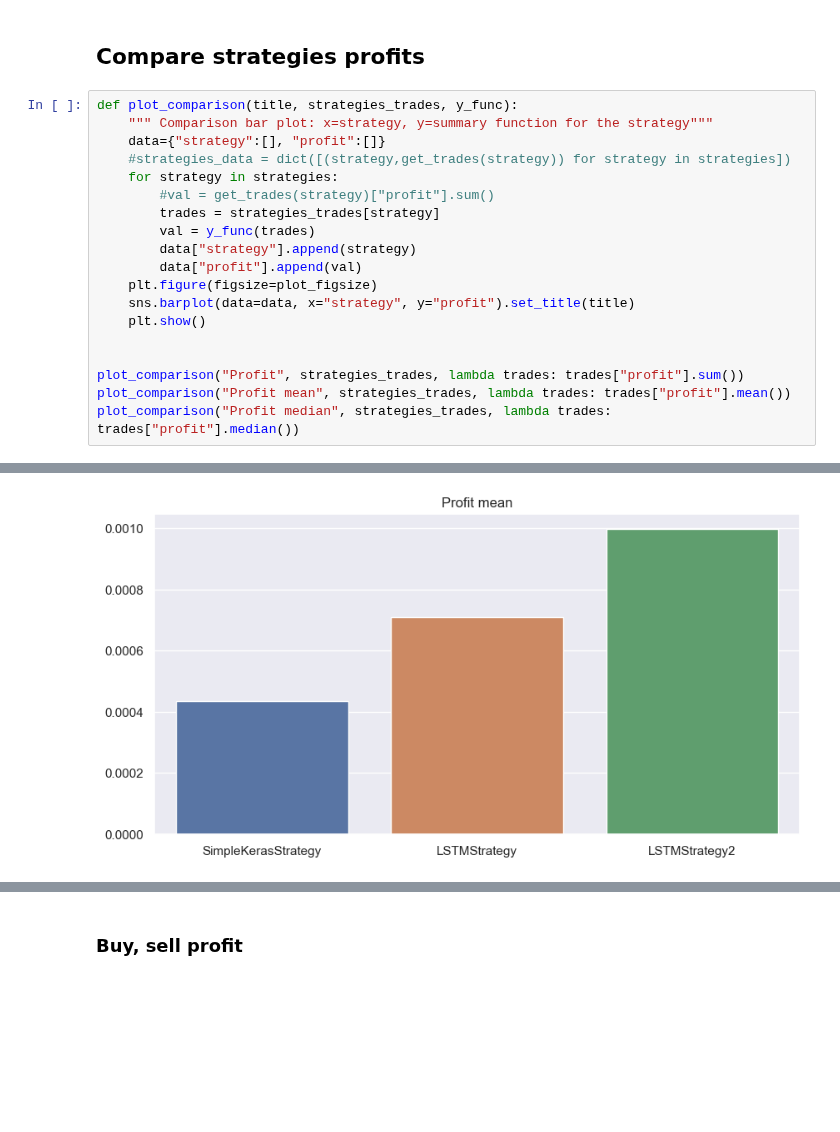
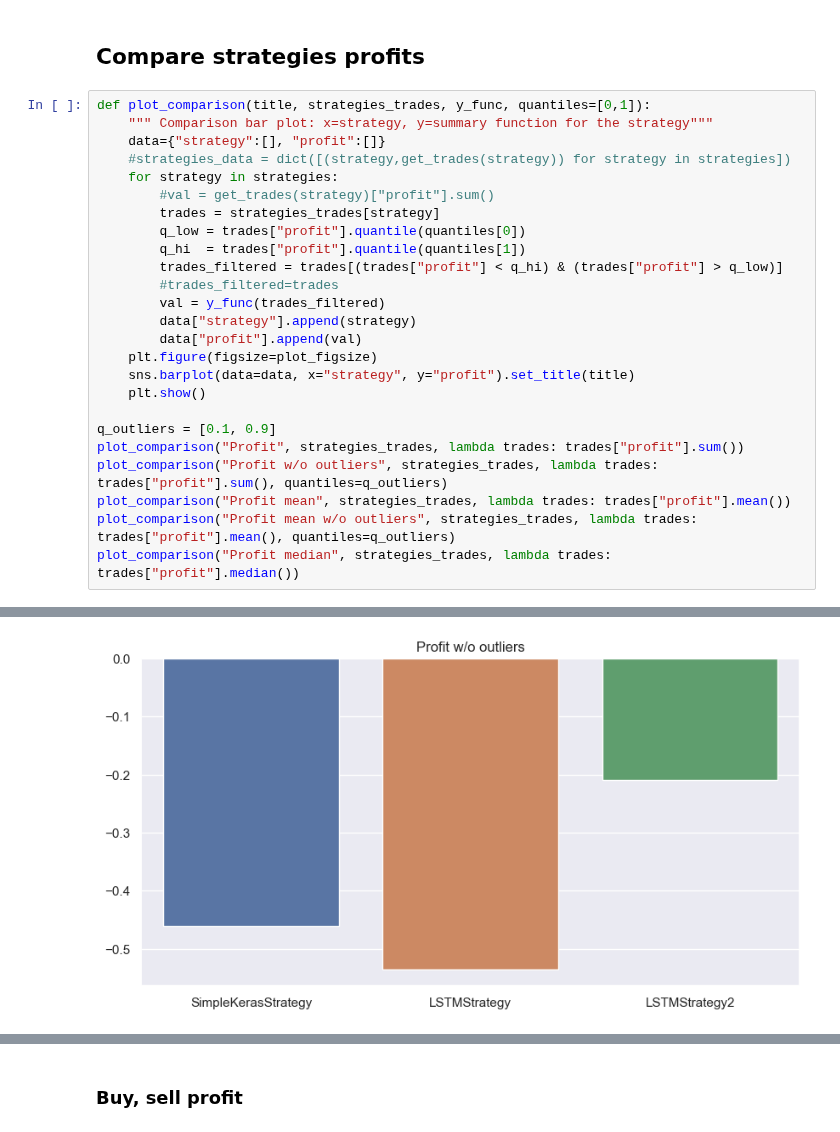
Before and after one commit to DmitryPukhov/pytrade2, a Jupyter notebook: analysis/Compare strategies.ipynb, the cells around one changed output, grey strips where cells are left out. Cells and saved outputs as stored; diff of their text form; blank space fills up the shorter version.

```diff
--- a/analysis/Compare strategies.ipynb
+++ b/analysis/Compare strategies.ipynb
@@ -229,22 +229,28 @@ for strategy in strategies_trades:
 # %% [markdown]
 ## Compare strategies profits
 # %%
-def plot_comparison(title, strategies_trades, y_func):
+def plot_comparison(title, strategies_trades, y_func, quantiles=[0,1]):
     """ Comparison bar plot: x=strategy, y=summary function for the strategy"""
     data={"strategy":[], "profit":[]}
     #strategies_data = dict([(strategy,get_trades(strategy)) for strategy in strategies])
     for strategy in strategies:
         #val = get_trades(strategy)["profit"].sum()
         trades = strategies_trades[strategy]
-        val = y_func(trades)
+        q_low = trades["profit"].quantile(quantiles[0])
+        q_hi  = trades["profit"].quantile(quantiles[1])
+        trades_filtered = trades[(trades["profit"] < q_hi) & (trades["profit"] > q_low)]
+        #trades_filtered=trades
+        val = y_func(trades_filtered)
         data["strategy"].append(strategy)
         data["profit"].append(val)
     plt.figure(figsize=plot_figsize)
     sns.barplot(data=data, x="strategy", y="profit").set_title(title)
     plt.show()
 
-
+q_outliers = [0.1, 0.9]
 plot_comparison("Profit", strategies_trades, lambda trades: trades["profit"].sum())
+plot_comparison("Profit w/o outliers", strategies_trades, lambda trades: trades["profit"].sum(), quantiles=q_outliers)
 plot_comparison("Profit mean", strategies_trades, lambda trades: trades["profit"].mean())
+plot_comparison("Profit mean w/o outliers", strategies_trades, lambda trades: trades["profit"].mean(), quantiles=q_outliers)
 plot_comparison("Profit median", strategies_trades, lambda trades: trades["profit"].median())
 # %% [output]
@@ -252 +258 @@ plot_comparison("Profit median", strategies_trades, lambda trades: trades["profi
-[figure, old version]
+[figure, new version]
```
Also changed, not shown: parts of 9 cells of this notebook, 2 other files.
